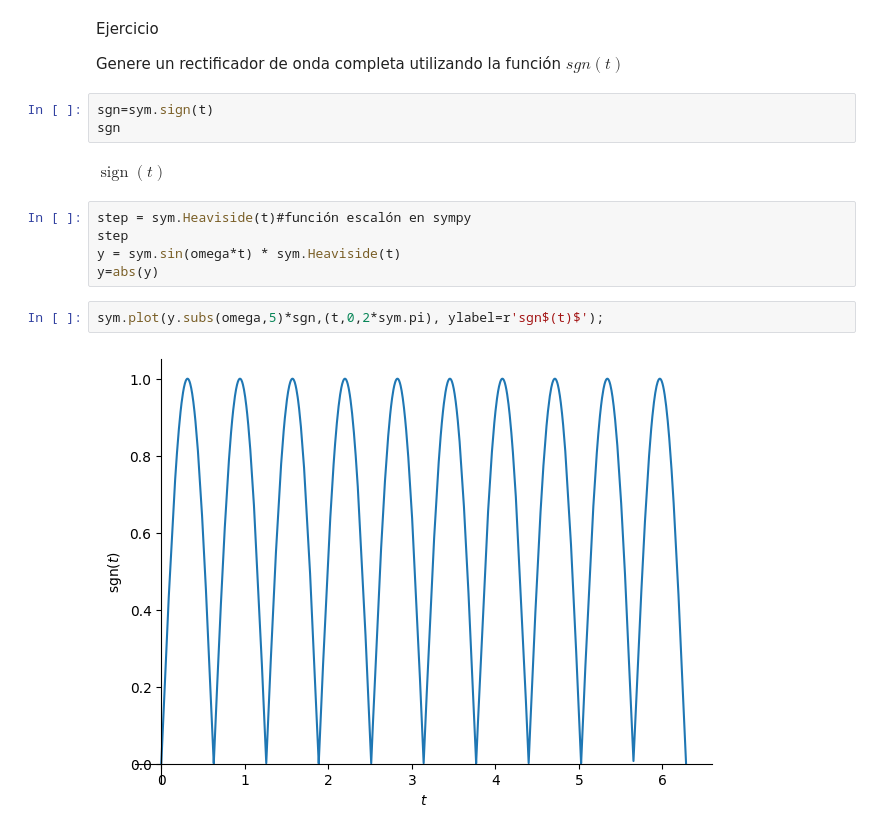
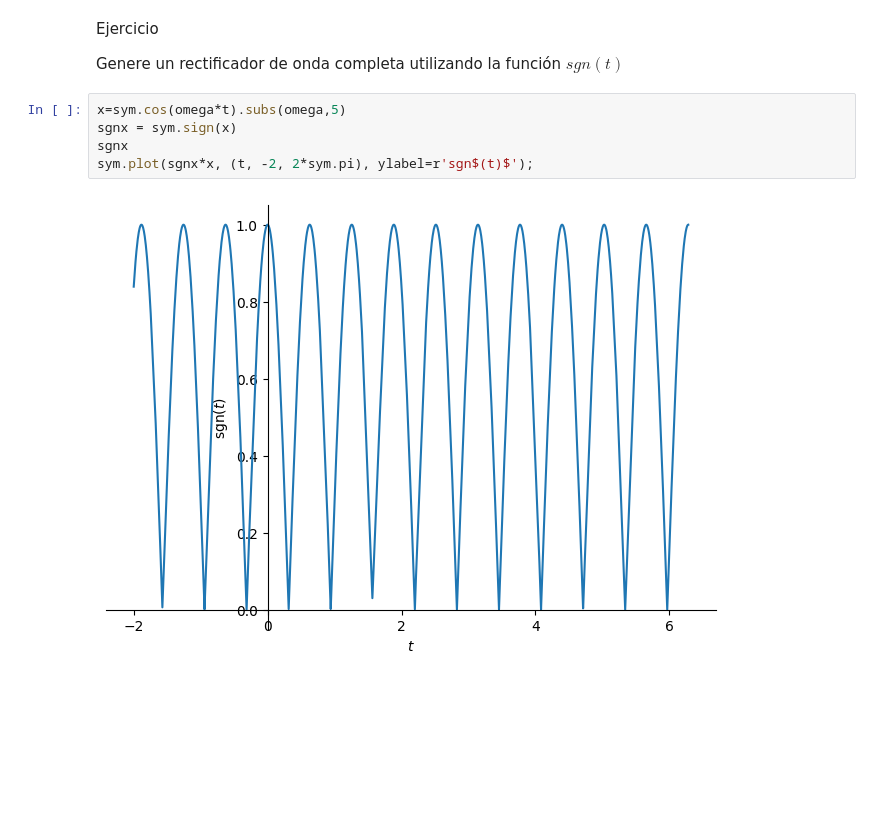
Before and after one commit to JuanDiegoGQ/Ejercicios_Phyton, a Jupyter notebook: Señales_estandar.ipynb, the cells around one changed output. Saved outputs shown, nothing was run; the diff lists cells and outputs as text; blank space fills up the shorter version.

```diff
--- a/Señales_estandar.ipynb
+++ b/Señales_estandar.ipynb
@@ -27,17 +27,10 @@ sym.plot(x.subs(omega,2)*rect(t), (t, -5, 5), ylim=[0, 1], ylabel=r'rect$(t)$');
 Ejercicio
 
 Genere un rectificador de onda completa utilizando la función  $sgn(t)$
-# %%
-sgn=sym.sign(t)
-sgn
-# %% [output]
-$\displaystyle \operatorname{sign}{\left(t \right)}$
-# %%
-step = sym.Heaviside(t)#función escalón en sympy
-step
-y = sym.sin(omega*t) * sym.Heaviside(t)
-y=abs(y)
 # %%
-sym.plot(y.subs(omega,5)*sgn,(t,0,2*sym.pi), ylabel=r'sgn$(t)$');
+x=sym.cos(omega*t).subs(omega,5)
+sgnx = sym.sign(x)
+sgnx
+sym.plot(sgnx*x, (t, -2, 2*sym.pi), ylabel=r'sgn$(t)$');
 # %% [output]
-[figure, old version]
+[figure, new version]
```
